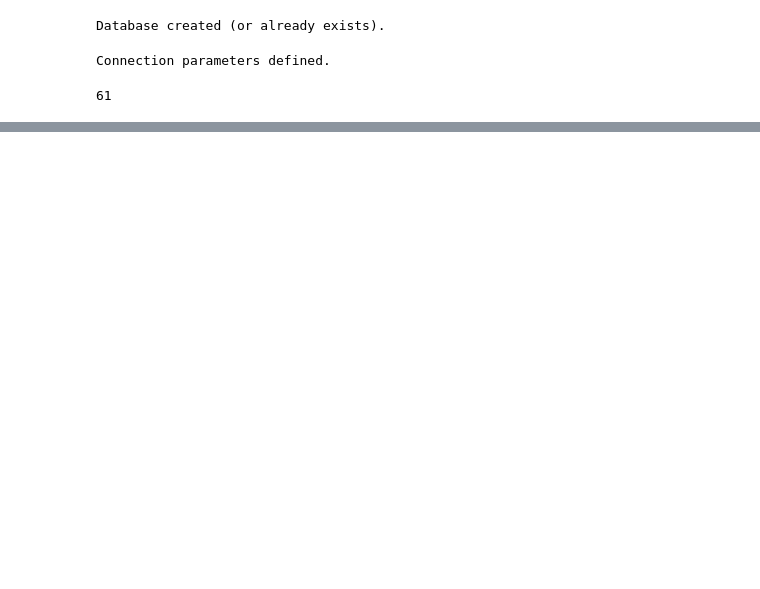
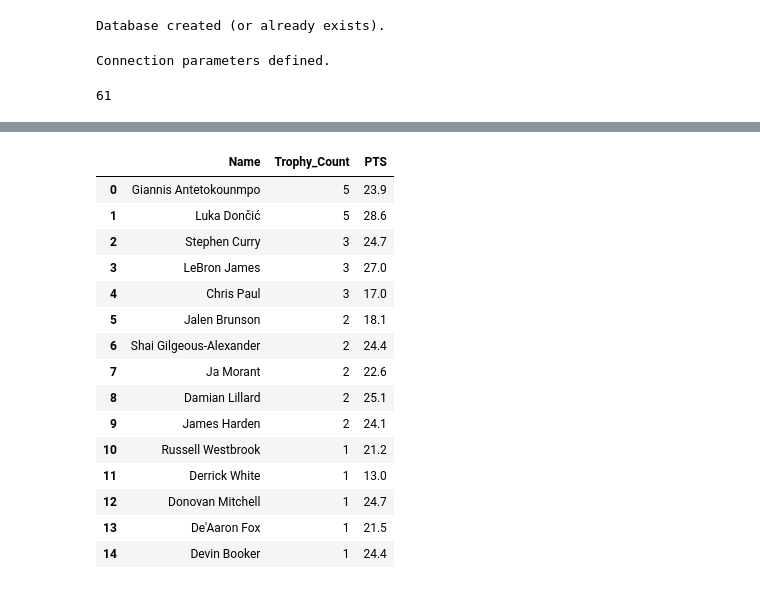
Before and after one commit to arashnaderi820-cyber/Basketball-Analytics-Quera, a Jupyter notebook: Basketball_Reference.ipynb, the cells around one changed output, grey strips where cells are left out. Cells and saved outputs as stored; diff of their text form; code cells hidden in the pictures; blank space fills up the shorter version.

```diff
--- a/Basketball_Reference.ipynb
+++ b/Basketball_Reference.ipynb
@@ -413,0 +539,36 @@ df_mjt.to_sql('michael_jordan_trophy', con=engine, if_exists='append', index=Fal
+# %%
+try:
+    with mysql.connector.connect(**config) as cnxn:
+        query = """
+            SELECT p.Name, COUNT(mjt.TrophyID) AS Trophy_Count, p.PTS
+            FROM michael_jordan_trophy mjt
+            JOIN players p ON mjt.PlayerID = p.PlayerID
+            JOIN player_positions pp ON p.PlayerID = pp.PlayerID
+            JOIN positions pos ON pp.PositionID = pos.PositionID
+            WHERE pos.PositionName = 'Point Guard'
+            GROUP BY p.PlayerID
+            ORDER BY Trophy_Count DESC;
+        """
+        pointguards = pd.read_sql(query, cnxn)
+
+    display(pointguards)
+
+except mysql.connector.Error as err:
+    print(f"Error: {err}")
+# %% [output]
+|  | Name | Trophy_Count | PTS |
+| 0 | Giannis Antetokounmpo | 5 | 23.9 |
+| 1 | Luka Dončić | 5 | 28.6 |
+| 2 | Stephen Curry | 3 | 24.7 |
+| 3 | LeBron James | 3 | 27.0 |
+| 4 | Chris Paul | 3 | 17.0 |
+| 5 | Jalen Brunson | 2 | 18.1 |
+| 6 | Shai Gilgeous-Alexander | 2 | 24.4 |
+| 7 | Ja Morant | 2 | 22.6 |
+| 8 | Damian Lillard | 2 | 25.1 |
+| 9 | James Harden | 2 | 24.1 |
+| 10 | Russell Westbrook | 1 | 21.2 |
+| 11 | Derrick White | 1 | 13.0 |
+| 12 | Donovan Mitchell | 1 | 24.7 |
+| 13 | De'Aaron Fox | 1 | 21.5 |
+| 14 | Devin Booker | 1 | 24.4 |
```
Also changed, not shown: parts of 13 cells of this notebook.
